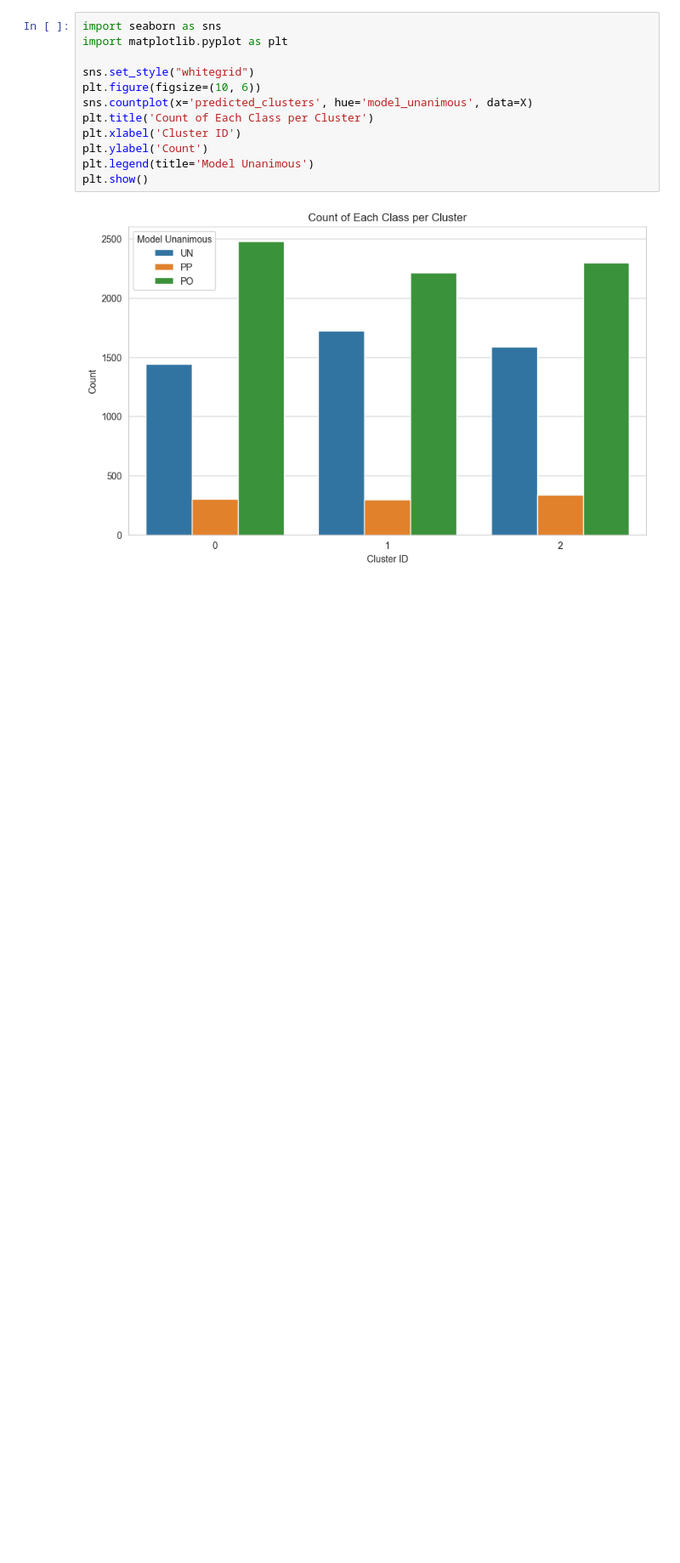
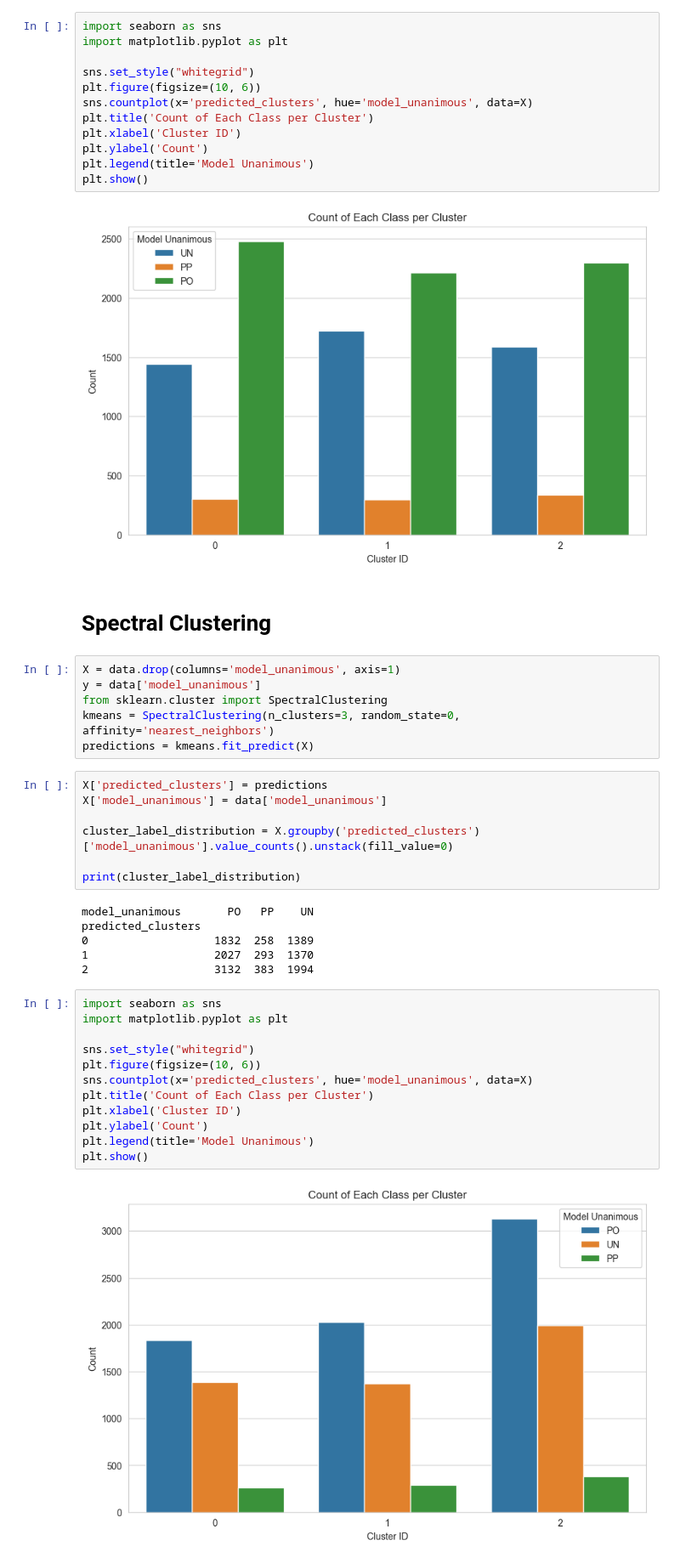
Before and after one commit to zenodarani/hackathon_tweet, a Jupyter notebook: unsupervised_learning/clustering.ipynb, the cells around one changed output. Shown at 85% size. Drawn from its saved outputs; the diff is of its cells as text; blank space fills up the shorter version.

Commit message:
clustering + new dataset

```diff
--- a/unsupervised_learning/clustering.ipynb
+++ b/unsupervised_learning/clustering.ipynb
@@ -58,3 +58,38 @@ plt.legend(title='Model Unanimous')
 plt.show()
 # %% [output]
 [figure]
+# %% [markdown]
+# Spectral Clustering
+# %%
+X = data.drop(columns='model_unanimous', axis=1)
+y = data['model_unanimous']
+from sklearn.cluster import SpectralClustering
+kmeans = SpectralClustering(n_clusters=3, random_state=0, affinity='nearest_neighbors')
+predictions = kmeans.fit_predict(X)
+# %%
+X['predicted_clusters'] = predictions
+X['model_unanimous'] = data['model_unanimous']
+
+cluster_label_distribution = X.groupby('predicted_clusters')['model_unanimous'].value_counts().unstack(fill_value=0)
+
+print(cluster_label_distribution)
+# %% [output]
+model_unanimous       PO   PP    UN
+predicted_clusters
+0                   1832  258  1389
+1                   2027  293  1370
+2                   3132  383  1994
+# %%
+import seaborn as sns
+import matplotlib.pyplot as plt
+
+sns.set_style("whitegrid")
+plt.figure(figsize=(10, 6))
+sns.countplot(x='predicted_clusters', hue='model_unanimous', data=X)
+plt.title('Count of Each Class per Cluster')
+plt.xlabel('Cluster ID')
+plt.ylabel('Count')
+plt.legend(title='Model Unanimous')
+plt.show()
+# %% [output]
+[figure, added]
```
Also changed, not shown: parts of 12 cells of this notebook, 2 other files.
